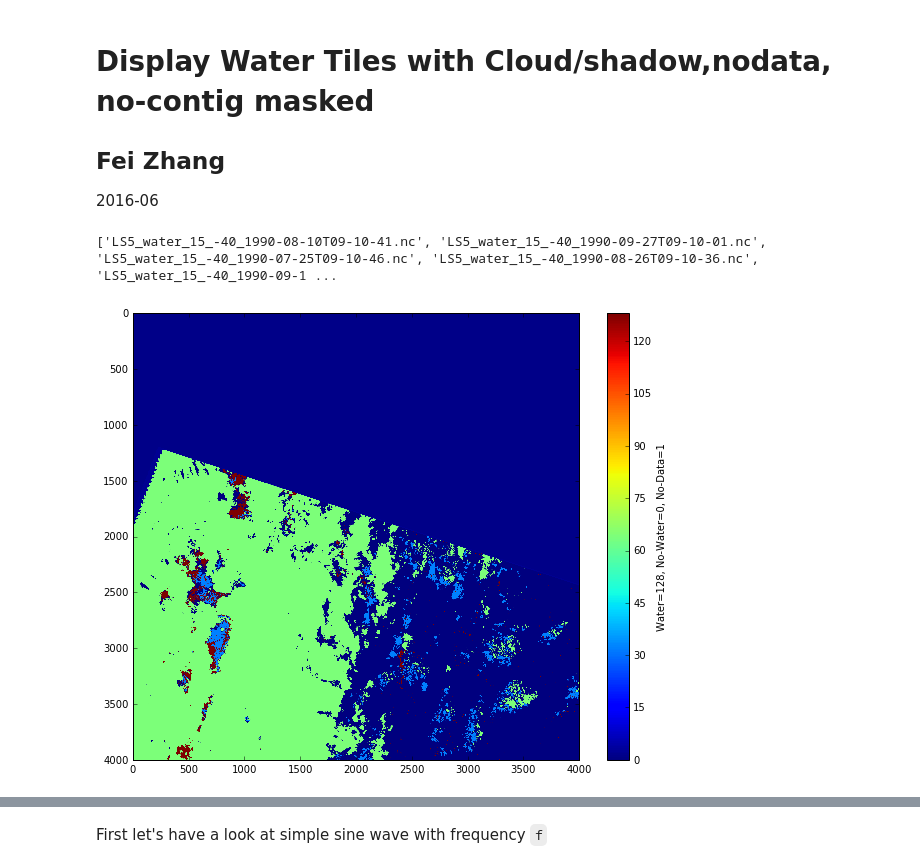
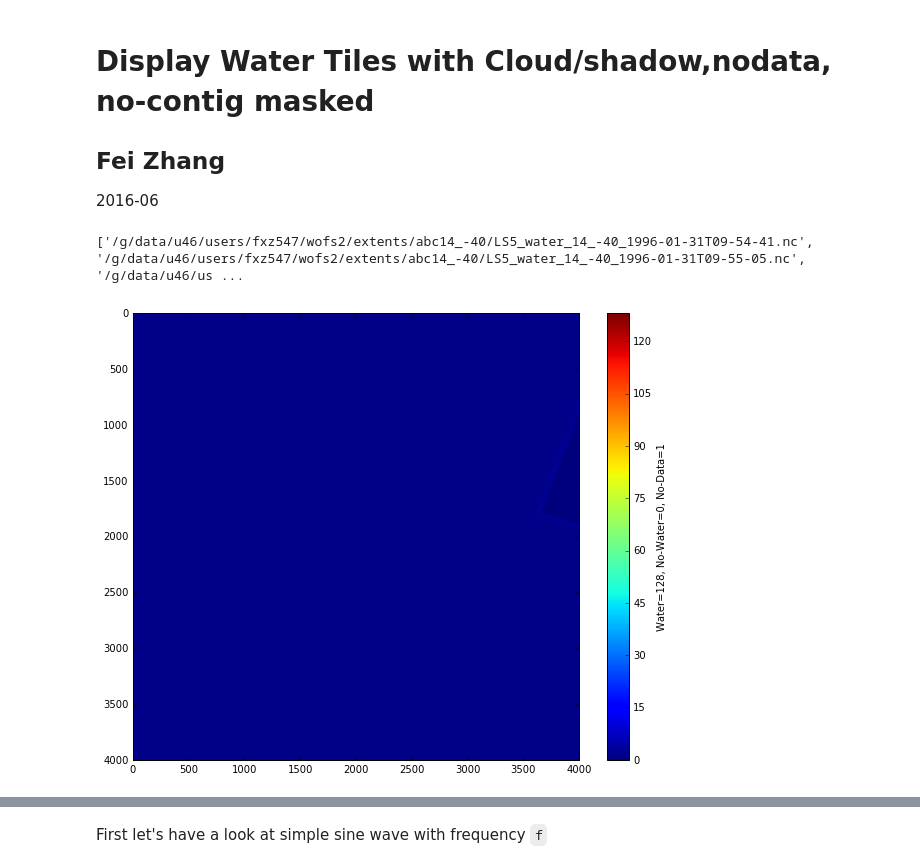
Before and after one commit to GeoscienceAustralia/wofs, a Jupyter notebook: notebooks/view_water_ncfiles.ipynb, the cells around one changed output, grey strips where cells are left out. Drawn from its saved outputs; the diff is of its cells as text; code cells hidden in the pictures.

```diff
--- a/notebooks/view_water_ncfiles.ipynb
+++ b/notebooks/view_water_ncfiles.ipynb
@@ -19,9 +24,11 @@ rcParams['axes.formatter.useoffset'] = False  # disable scalar formatter / offse
 # %%
-ROOT_DIR="/g/data/u46/users/fxz547/wofs2/extents/abc15_-40"
-ncfiles=os.listdir(ROOT_DIR)
-print ncfiles
+#ROOT_DIR="/g/data/u46/users/fxz547/wofs2/extents/abc15_-40"
+ROOT_DIR="/g/data/u46/users/fxz547/wofs2/extents/abc14_-40"
+ncfiles=glob.glob(ROOT_DIR+'/LS5_water*_1996*.nc')
+
+print sorted(ncfiles)
 # %% [output]
-['LS5_water_15_-40_1990-08-10T09-10-41.nc', 'LS5_water_15_-40_1990-09-27T09-10-01.nc', 'LS5_water_15_-40_1990-07-25T09-10-46.nc', 'LS5_water_15_-40_1990-08-26T09-10-36.nc', 'LS5_water_15_-40_1990-09-1 ...
+['/g/data/u46/users/fxz547/wofs2/extents/abc14_-40/LS5_water_14_-40_1996-01-31T09-54-41.nc', '/g/data/u46/users/fxz547/wofs2/extents/abc14_-40/LS5_water_14_-40_1996-01-31T09-55-05.nc', '/g/data/u46/us ...
 # %%
 def showimg(path2ncfile):
 
@@ -39,12 +46,13 @@ def showimg(path2ncfile):
 
     return
 # %%
-import os
-path2nc=[os.path.join(ROOT_DIR, ncf) for ncf in ncfiles]
+
+path2nc=[os.path.join(ROOT_DIR, ncf) for ncf in sorted(ncfiles)]
+
 path2ncimage=path2nc[0]  #"/g/data/u46/users/fxz547/wofs2/extents/abc15_-40/LS5_water_15_-40_1990-08-26T09-10-12.nc"
 showimg(path2ncimage)
 icount=1
 # %% [output]
-[figure, old version]
+[figure, new version]
 # %%
 path2ncimage=path2nc[ icount]  #"/g/data/u46/users/fxz547/wofs2/extents/abc15_-40/LS5_water_15_-40_1990-08-26T09-10-12.nc"
```
Also changed, not shown: parts of 20 cells of this notebook, 3 other files.
